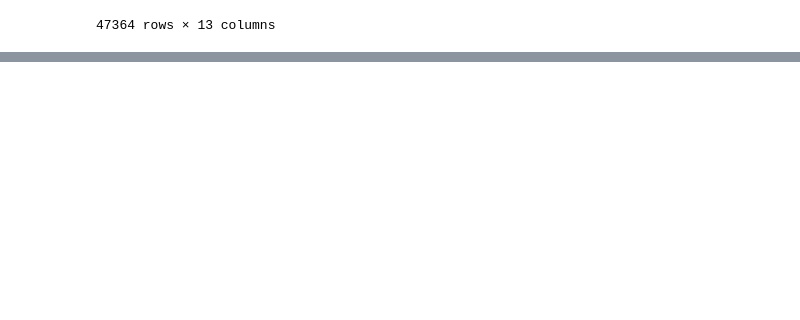
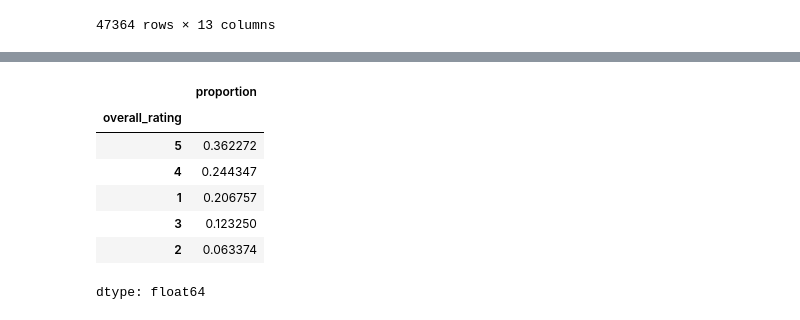
Before and after one commit to RobAb2023/americanasCoolab, a Jupyter notebook: americanas.ipynb, the cells around one changed output, grey strips where cells are left out. Saved outputs shown, nothing was run; the diff lists cells and outputs as text; code cells hidden in the pictures; blank space fills up the shorter version.

```diff
--- a/americanas.ipynb
+++ b/americanas.ipynb
@@ -303,0 +317,12 @@ display(df_americanas.groupby('product_name').count())
+# %%
+produtos_melhores_notas = df_americanas['overall_rating'].value_counts(normalize=True)
+produtos_melhores_notas
+# %% [output]
+|  | proportion |
+| overall_rating |  |
+| 5 | 0.362272 |
+| 4 | 0.244347 |
+| 1 | 0.206757 |
+| 3 | 0.123250 |
+| 2 | 0.063374 |
+dtype: float64
```
Also changed, not shown: parts of 3 cells of this notebook.
